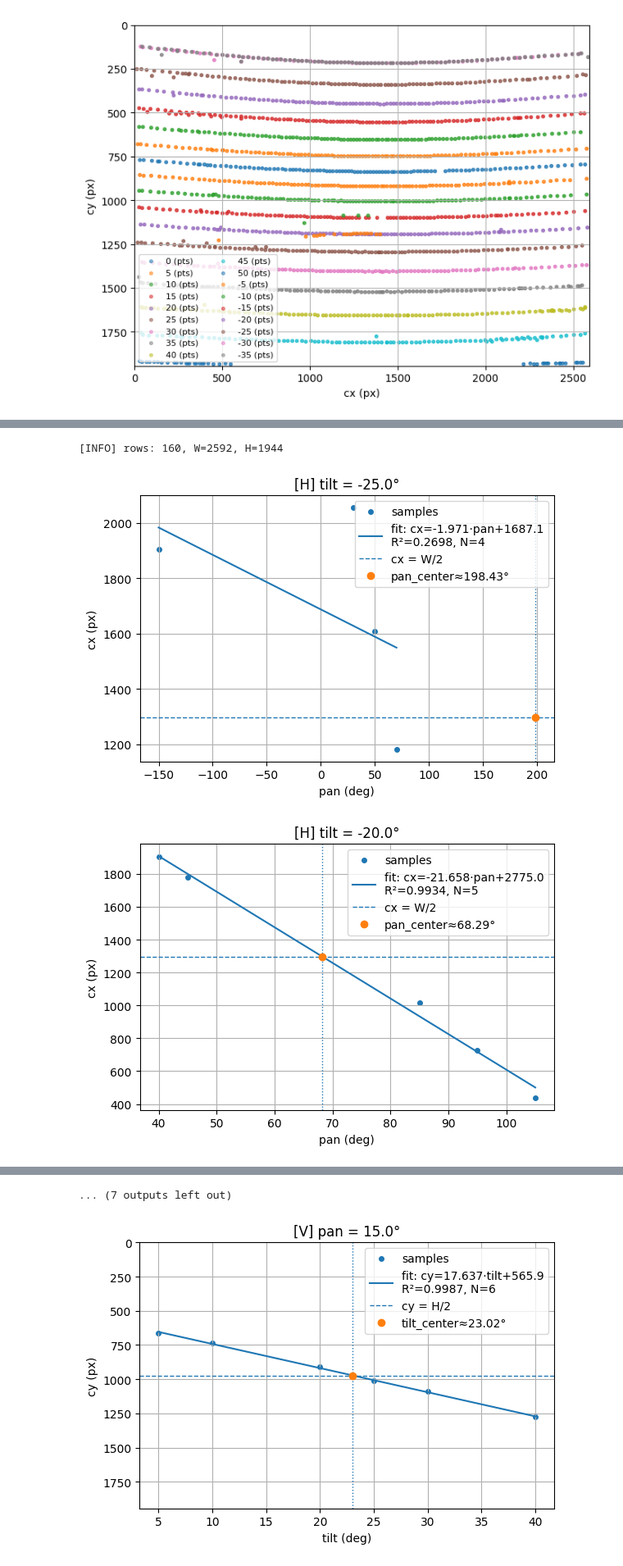
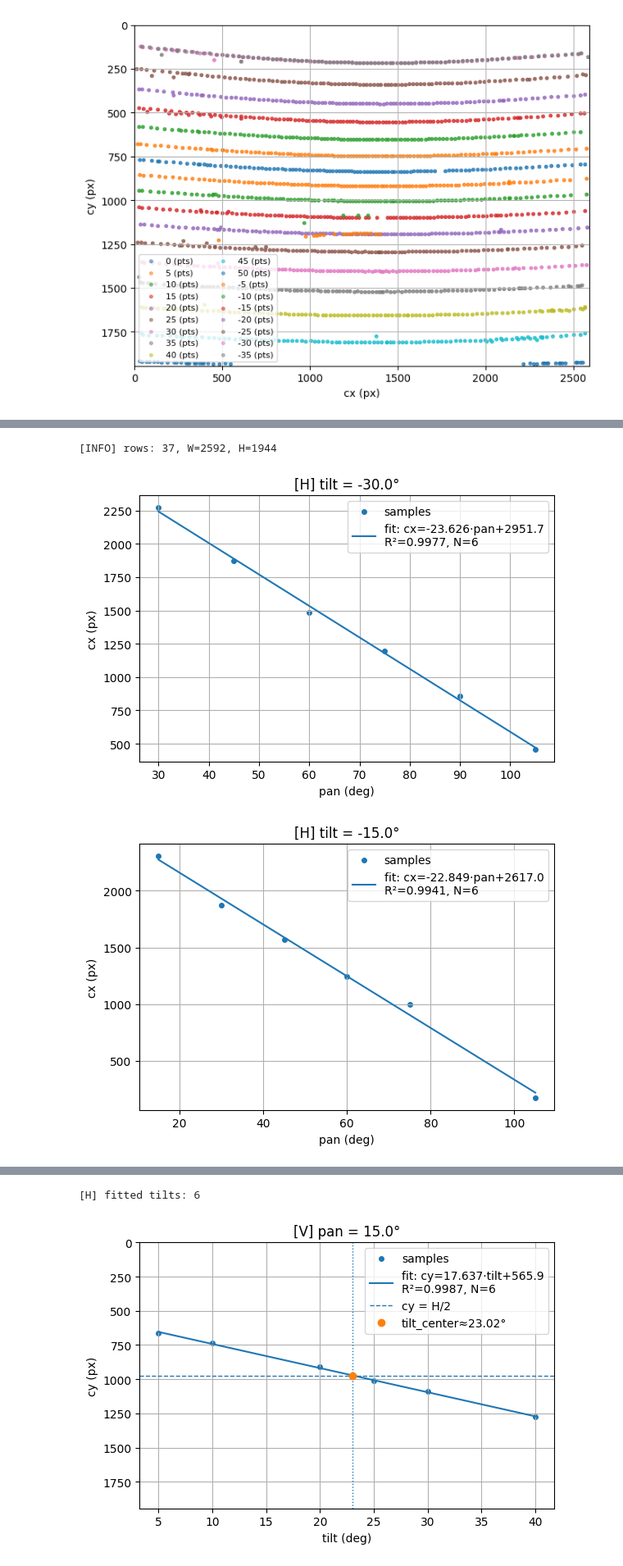
Before and after one commit to leontnhaps/PTCamera_waveshare, a Jupyter notebook: angle_velocity/pan_linearity_t0.ipynb, the cells around one changed output, grey strips where cells are left out. Shown at 82% size. Drawn from its saved outputs; the diff is of its cells as text; code cells hidden in the pictures.

```diff
--- a/angle_velocity/pan_linearity_t0.ipynb
+++ b/angle_velocity/pan_linearity_t0.ipynb
@@ -603,7 +603,7 @@ for i in list1:
     })
 
     # --- 플롯 (cy vs tilt) ---
-    plt.figure(figsize=(6,4.6))
+    plt.figure(figsize=(7,4))
     plt.scatter(tilts, cys, s=14, label="samples")
     xx = np.linspace(min(tilts), max(tilts), 200)
     yy = e*xx + f
@@ -646,7 +646,8 @@ for i in list1:
 ... (10 outputs left out)
 # %%
 # --- 설정 ---
-CSV_PATH   = r"C:\Users\gmlwn\OneDrive\바탕 화면\ICon1학년\광통신\PTCamera_waveshare\captures_gui_20250930_021758\scan_20250930_022210_detections.csv"  # 네 CSV 경로
+#CSV_PATH   = r"C:\Users\gmlwn\OneDrive\바탕 화면\ICon1학년\광통신\PTCamera_waveshare\captures_gui_20250930_021758\scan_20250930_022210_detections.csv"  # 네 CSV 경로
+CSV_PATH   = r"C:\Users\gmlwn\OneDrive\바탕 화면\ICon1학년\광통신\PTCamera_waveshare\captures_gui_20251016_153418\scan_20251016_153957_detections.csv"  # 네 CSV
 CONF_MIN   = 0.50
 USE_CLASS  = None          # 특정 클래스만 쓰려면 정수, 전체면 None
 PAN_RANGE  = None          # 예: (-60, 60)만 사용하려면 (min,max)
@@ -688,7 +689,7 @@ with open(CSV_PATH, newline="", encoding="utf-8") as f:
 print(f"[INFO] rows: {len(rows)}, W={W_frame}, H={H_frame}")
 assert len(rows) > 0, "유효 행이 없습니다. CSV/필터 확인"
 # %% [output]
-[INFO] rows: 160, W=2592, H=1944
+[INFO] rows: 37, W=2592, H=1944
 # %%
 import numpy as np, matplotlib.pyplot as plt
 from collections import defaultdict
@@ -706,36 +707,36 @@ def linfit_xy(x, y):
 
 round_tilt = lambda t: round(t, 3)
 
 # tilt별 그룹 후 피팅
 by_tilt = defaultdict(list)
 for r in rows:
     by_tilt[ round_tilt(r["tilt"]) ].append(r)
 
 fits_h = {}  # tilt -> dict(a,b,R2,N,pan_center)
 for t in sorted(by_tilt.keys()):
     grp = sorted(by_tilt[t], key=lambda r: r["pan"])
     pans = [r["pan"] for r in grp]
     cxs  = [r["cx"]  for r in grp]
     if len(pans) < MIN_SAMPLES_PER_FIT:
         continue
     a, b, R2, resid = linfit_xy(pans, cxs)
     pan_center = ((W_frame/2.0) - b)/a if a != 0 else np.nan
     fits_h[t] = dict(a=a, b=b, R2=R2, N=len(pans), pan_center=pan_center)
 
     # 플롯(선택): 각 tilt마다 1장
     plt.figure(figsize=(6,4.2))
     plt.scatter(pans, cxs, s=16, label="samples")
     xx = np.linspace(min(pans), max(pans), 200)
     plt.plot(xx, a*xx + b, label=f"fit: cx={a:.3f}·pan+{b:.1f}\nR²={R2:.4f}, N={len(pans)}")
-    plt.axhline(W_frame/2.0, ls="--", lw=1, label="cx = W/2")
-    if np.isfinite(pan_center):
-        plt.axvline(pan_center, ls=":", lw=1)
-        plt.plot([pan_center],[W_frame/2.0],"o", ms=6, label=f"pan_center≈{pan_center:.2f}°")
+    #plt.axhline(W_frame/2.0, ls="--", lw=1, label="cx = W/2")
+    #if np.isfinite(pan_center):
+    #    plt.axvline(pan_center, ls=":", lw=1)
+    #    plt.plot([pan_center],[W_frame/2.0],"o", ms=6, label=f"pan_center≈{pan_center:.2f}°")
     plt.title(f"[H] tilt = {t}°")
     plt.xlabel("pan (deg)"); plt.ylabel("cx (px)")
     plt.grid(True); plt.legend(); plt.tight_layout(); plt.show()
 
 print(f"[H] fitted tilts: {len(fits_h)}")
 # %% [output]
-[figure, old version]
+[figure, new version]
-[figure, old version]
+[figure, new version]
@@ -752,4 +747,4 @@ print(f"[H] fitted tilts: {len(fits_h)}")
-... (7 outputs left out)
+[H] fitted tilts: 6
 # %%
 round_pan = lambda p: round(p, 3)
 
```
Also changed, not shown: parts of 3 cells of this notebook, 4 other files.
